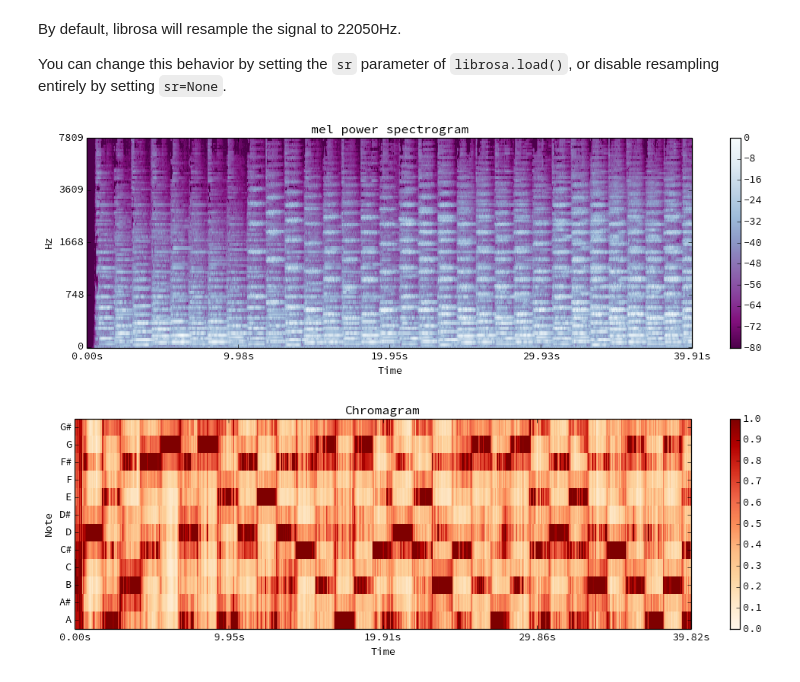
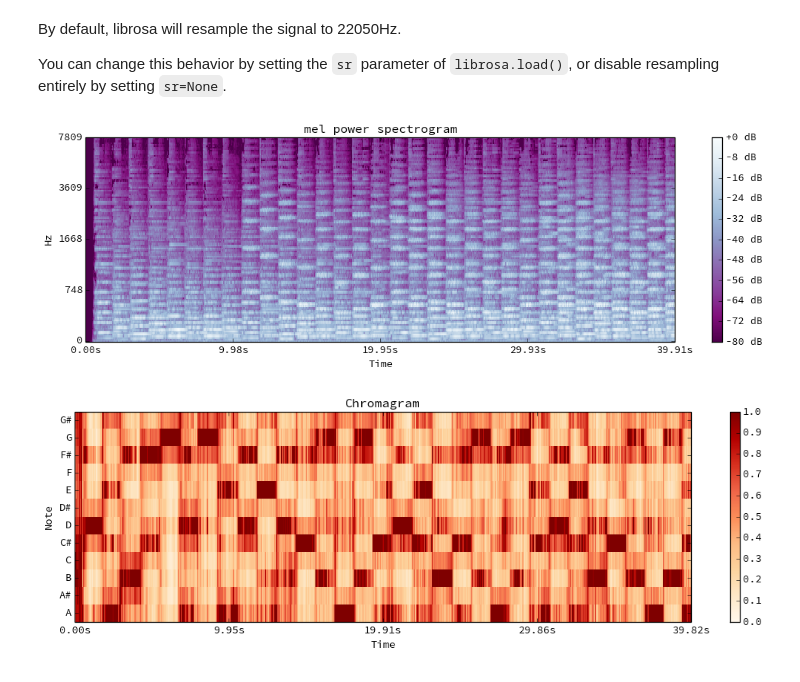
Before and after one commit to librosa/librosa, a Jupyter notebook: examples/LibROSA demo.ipynb, the cells around one changed output. Saved outputs shown, nothing was run; the diff lists cells and outputs as text; code cells hidden in the pictures.

Commit message:
dB markers on spectrogram plot

```diff
--- a/examples/LibROSA demo.ipynb
+++ b/examples/LibROSA demo.ipynb
@@ -37,31 +37,31 @@ You can change this behavior by setting the `sr` parameter of `librosa.load()`,
 # %%
 # Let's make and display a mel-scaled power (energy-squared) spectrogram
 # We use a small hop length of 64 here so that the frames line up with the beat tracker example below.
 S = librosa.feature.melspectrogram(y, sr=sr, n_fft=2048, hop_length=64, n_mels=128, fmax=8000)
 
 # Normalize by peak power
 S = S / S.max()
 
 # Convert to log scale: instead of power, use dB relative to the peak power.
 log_S = librosa.logamplitude(S)
 
 # Make a new figure
 plt.figure(figsize=(12,4))
 
 # Display the spectrogram on a mel scale
 # sample rate and hop length parameters are used to render the time axis
 librosa.display.specshow(log_S, sr=sr, hop_length=64, x_axis='time', y_axis='mel', fmax=8000)
 
 # Put a descriptive title on the plot
 plt.title('mel power spectrogram')
 
 # draw a color bar
-plt.colorbar()
+plt.colorbar(format='%+0.0f dB')
 
 # Make the figure layout compact
 plt.tight_layout()
 # %% [output]
-[figure, old version]
+[figure, new version]
 # %%
 # How about we get a chromagram as well?
 # We'll use a longer FFT window here to better resolve low frequencies
```
